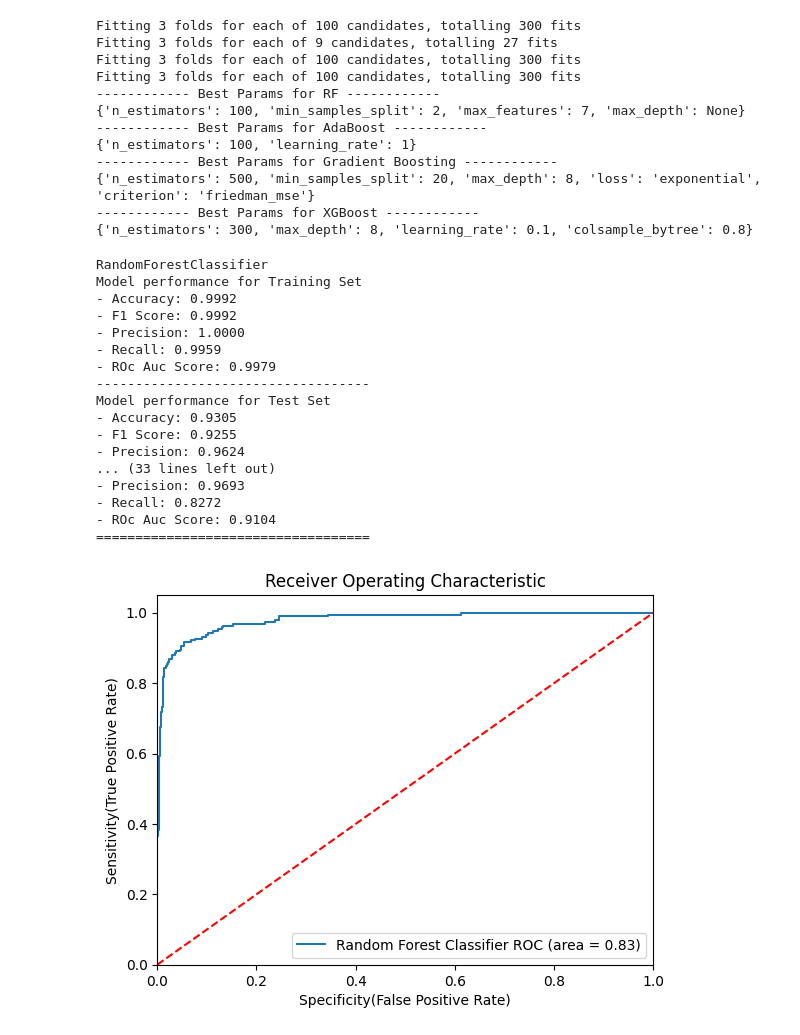
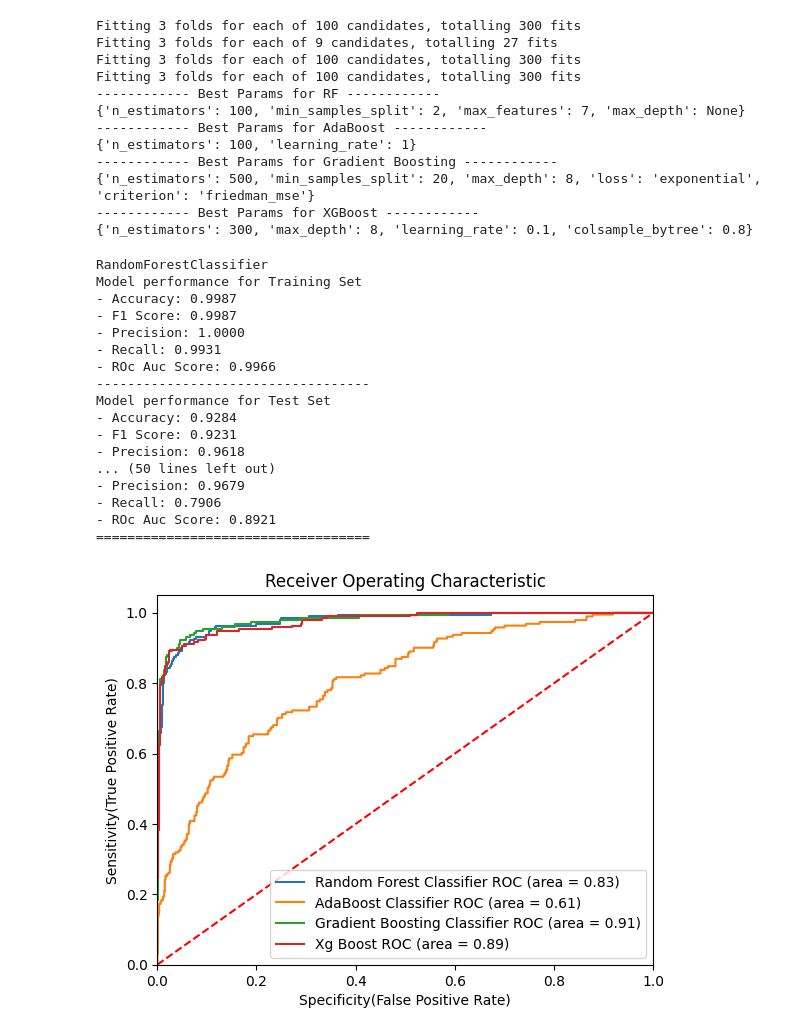
Before and after one commit to akarsharma004/ai-ml-journey, a Jupyter notebook: Machine Learning/Ensemble/ensemble_classifier.ipynb, the cells around one changed output. Drawn from its saved outputs; the diff is of its cells as text; code cells hidden in the pictures.

Commit message:
XGBoost & ROC curve

```diff
--- a/Machine Learning/Ensemble/ensemble_classifier.ipynb
+++ b/Machine Learning/Ensemble/ensemble_classifier.ipynb
@@ -394,7 +394,7 @@ models={
     "RandomForestClassifier":RandomForestClassifier(n_estimators=500, min_samples_split = 2, max_features= 7, max_depth= 15),
     "AdaBoost Classifier":AdaBoostClassifier(n_estimators = 100, learning_rate= 1),
     "Gradient Boosting Classifier":GradientBoostingClassifier(n_estimators= 500, min_samples_split= 20, max_depth= 8, loss= 'exponential', criterion= 'friedman_mse'),
-    # "Xg Boost": XGBClassifier('n_estimators': 300, 'max_depth': 8, 'learning_rate': 0.1, 'colsample_bytree': 0.8)
+    "Xg Boost": XGBClassifier(n_estimators =  300, max_depth= 8, learning_rate= 0.1, colsample_bytree= 0.8)
 }
 for i in range(len(list(models))):
     # * Model Training
@@ -437,47 +437,64 @@ for i in range(len(list(models))):
 # %% [output]
 RandomForestClassifier
 Model performance for Training Set
-- Accuracy: 0.9992
-- F1 Score: 0.9992
+- Accuracy: 0.9987
+- F1 Score: 0.9987
 - Precision: 1.0000
-- Recall: 0.9959
-- ROc Auc Score: 0.9979
+- Recall: 0.9931
+- ROc Auc Score: 0.9966
 -----------------------------------
 Model performance for Test Set
-- Accuracy: 0.9305
-- F1 Score: 0.9255
-- Precision: 0.9624
-... (33 lines left out)
-- Precision: 0.9693
-- Recall: 0.8272
-- ROc Auc Score: 0.9104
+- Accuracy: 0.9284
+- F1 Score: 0.9231
+- Precision: 0.9618
+... (50 lines left out)
+- Precision: 0.9679
+- Recall: 0.7906
+- ROc Auc Score: 0.8921
 ===================================
 # %%
 # Plotting Roc-Auc Curve
 # *  Model List
 auc_models = [
     {
         'label':'Random Forest Classifier',
         'model': RandomForestClassifier(n_estimators=500, min_samples_split = 2, max_features= 7, max_depth= 15),
         'auc':0.8319
+
     },
+    {
+        'label':"AdaBoost Classifier",
+        'model':AdaBoostClassifier(n_estimators = 100, learning_rate= 1),
+        'auc':0.6102
+    },
+    {
+        'label':"Gradient Boosting Classifier",
+        'model':GradientBoostingClassifier(n_estimators= 500, min_samples_split= 20, max_depth= 8, loss= 'exponential', criterion= 'friedman_mse'),
+        'auc':0.9104
+    },
+    {
+        'label':"Xg Boost",
+        'model': XGBClassifier(n_estimators =  300, max_depth= 8, learning_rate= 0.1, colsample_bytree= 0.8),
+        'auc':0.8921
+    }
+
 ]
 # * Loop for the model list
 for algo in auc_models:
     model  = algo['model']
     # Model Training
     model.fit(X_train,y_train)
     # Compute False Positive Rate, True Positive Rate
     fpr,tpr,thresholds = roc_curve(y_test,model.predict_proba(X_test)[:,1])
     # Area under the curve
     plt.plot(fpr,tpr,label ='%s ROC (area = %0.2f)' % (algo['label'],algo['auc']))
 plt.plot([0,1],[0,1],'r--')
 plt.xlim([0.0,1.0])
 plt.ylim([0.0,1.05])
 plt.xlabel('Specificity(False Positive Rate)')
 plt.ylabel('Sensitivity(True Positive Rate)')
 plt.title('Receiver Operating Characteristic')
 plt.legend(loc="lower right")
 plt.show()
 # %% [output]
-[figure, old version]
+[figure, new version]
```
